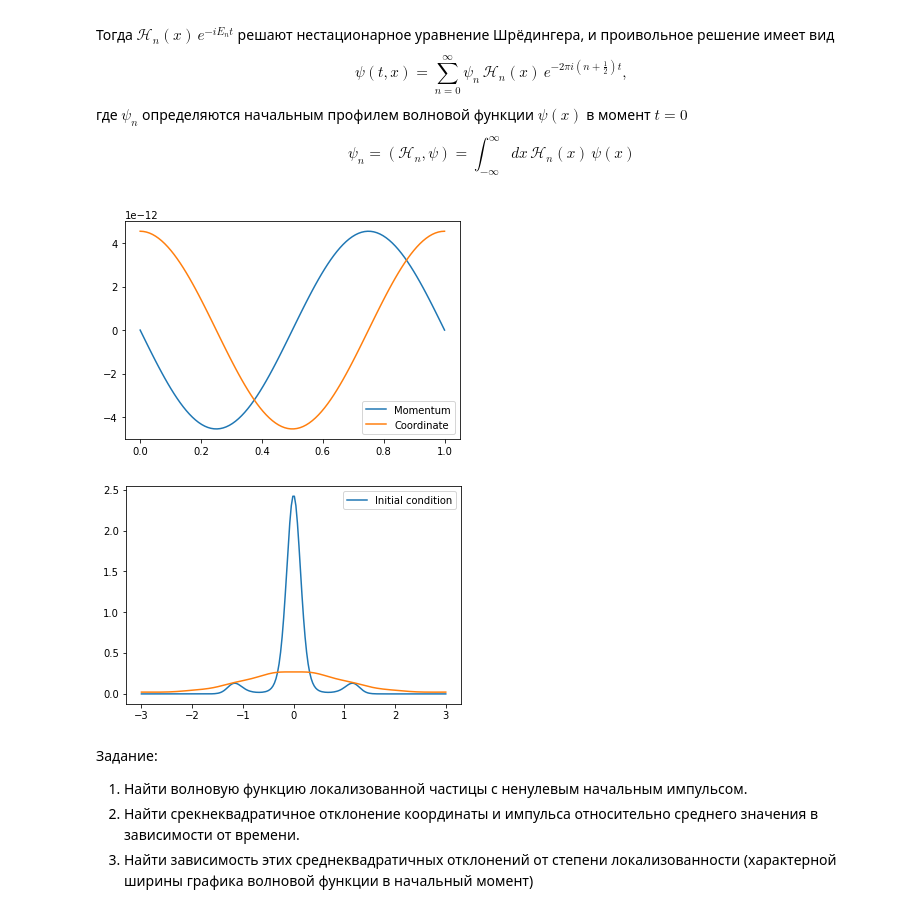
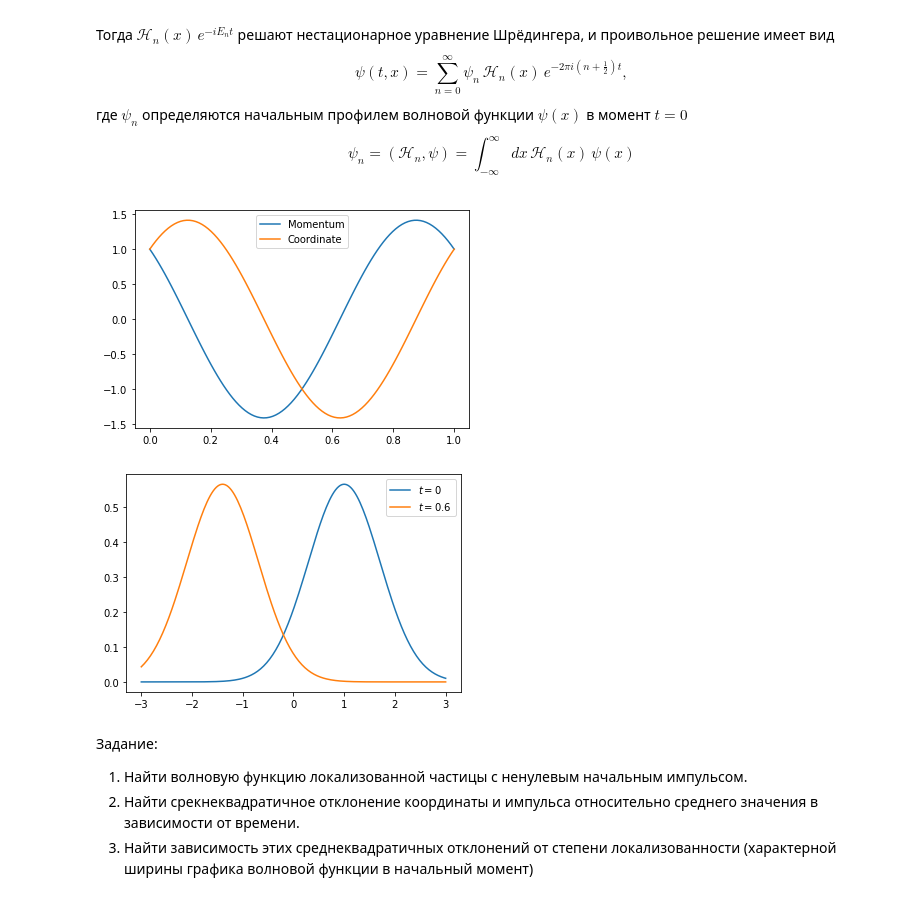
Before and after one commit to kolganovn/quantum, a Jupyter notebook: Oscillator.ipynb, the cells around one changed output. Saved outputs shown, nothing was run; the diff lists cells and outputs as text; code cells hidden in the pictures.

Commit message:
Add oscillator implementation through HermiteF class

```diff
--- a/Oscillator.ipynb
+++ b/Oscillator.ipynb
@@ -162,37 +165,3 @@ $$
 $$
     \psi_n = (\mathcal H_n, \psi) = \int_{-\infty}^{\infty} dx \, \mathcal H_n(x)\, \psi(x)
 $$
-# %%
-class Oscillator():
-    def __init__(self, in_cond, N=10):
-        if callable(in_cond):
-            self.N = N
-            norm = sqrt(quad(lambda x: abs(in_cond(x))**2, -100, 100)[0])
-            self.in_cond = lambda x: in_cond(x) / norm
-            self.coefs = []
-            for k in range(N):
-                self.coefs.append(proj(k, self.in_cond))
-        elif hasattr(in_cond, '__iter__'):
-            norm = sqrt(sum(map(lambda x: abs(x)**2, in_cond)))
-            self.coefs = list(map(lambda x: x / norm, in_cond))
-            self.N = len(in_cond)
-            self.in_cond = lambda x: self.ampl(0)(x)
-
-    def ampl(self, t):
-        return lambda x: sum([self.coefs[k] * herm_f(k, x) * exp(-2.j*pi*(k + 0.5)*t)
-                              for k in range(self.N)])
-
-    def prob(self, t):
-        return lambda x: abs(self.ampl(t)(x))**2
-
-    def momentum(self, t):
-        coefs = np.array(self.coefs)
-        m = np.array(range(0, self.N - 1))
-        return (sqrt(2*(m + 1)) * imag(coefs[1:] * conj(coefs[:-1])) * cos(2*pi*t) -
-                sqrt(2*(m + 1)) * real(coefs[1:] * conj(coefs[:-1])) * sin(2*pi*t)).sum()
-
-    def coord(self, t):
-        coefs = np.array(self.coefs)
-        m = np.array(range(0, self.N - 1))
-        return (sqrt(2*(m + 1)) * real(coefs[1:] * conj(coefs[:-1])) * cos(2*pi*t) +
-                sqrt(2*(m + 1)) * imag(coefs[1:] * conj(coefs[:-1])) * sin(2*pi*t)).sum()
@@ -202,19 +208,23 @@ osc = Oscillator(lambda x: exp(-x**2 + cos(5*x)), N=30)
+# %%
+# Когерентное состояние
+a = (1 + 1.j) / sqrt(2)
+osc = Oscillator([a**k / sqrt(gamma(k+1)) for k in range(20)])
 # %%
-l_t = np.linspace(0, 1, 100)
-plt.plot(l_t, [osc.momentum(t) for t in l_t], label="Momentum")
-plt.plot(l_t, [osc.coord(t) for t in l_t], label="Coordinate")
+ls = np.linspace(0, 1, 100)
+plt.plot(ls, [osc.momentum(t, k=1) for t in ls], label="Momentum")
+plt.plot(ls, [osc.coord(t, k=1) for t in ls], label="Coordinate")
 plt.legend()
 plt.show()
 # %% [output]
-[figure, old version]
+[figure, new version]
 # %%
-l = np.linspace(-3, 3, 200)
-plt.plot(l, [abs(osc.in_cond(x))**2 for x in l], label="Initial condition")
-plt.plot(l, [osc.prob(0.7)(x) for x in l])
+l_x = np.linspace(-3, 3, 200)
+plt.plot(l_x, [osc(x, 0, 'prob') for x in l_x], label="$t = 0$")
+plt.plot(l_x, [osc(x, 0.6, 'prob') for x in l_x], label="$t = 0.6$")
 plt.legend()
 plt.show()
 # %% [output]
-[figure, old version]
+[figure, new version]
 # %% [markdown]
 Задание:
 1. Найти волновую функцию локализованной частицы с ненулевым начальным импульсом.
```
Also changed, not shown: parts of 14 cells of this notebook.
